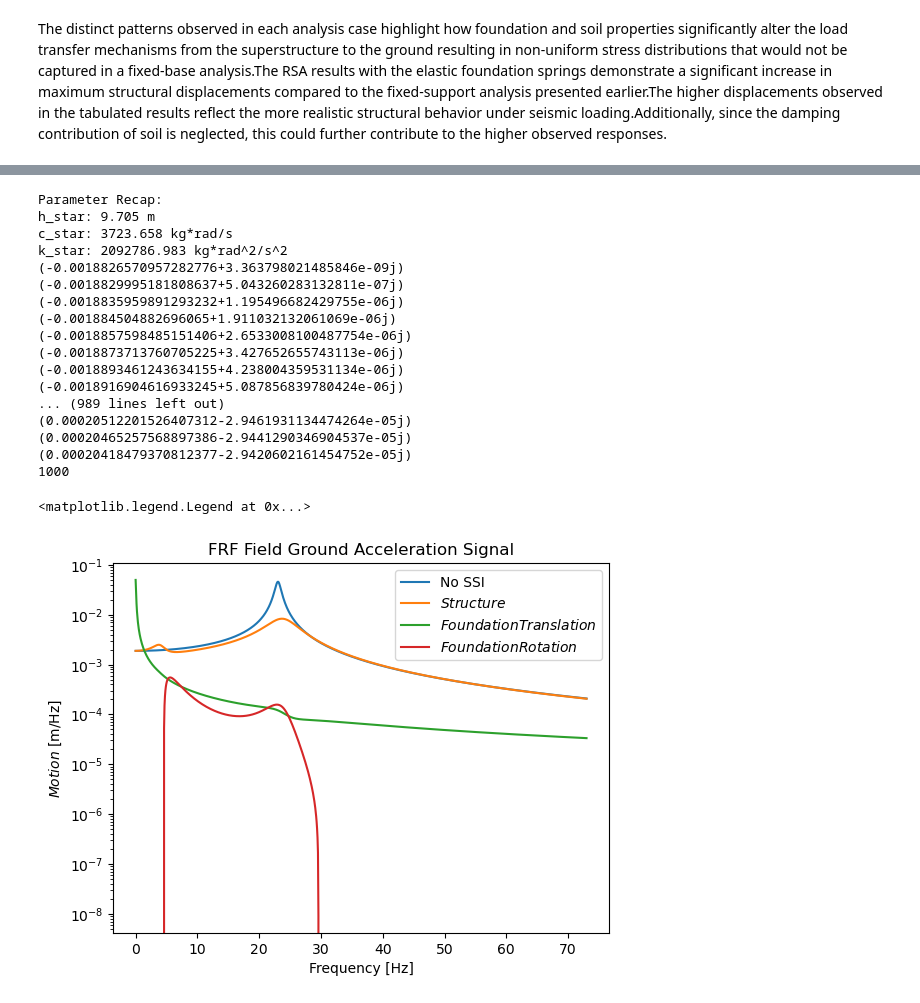
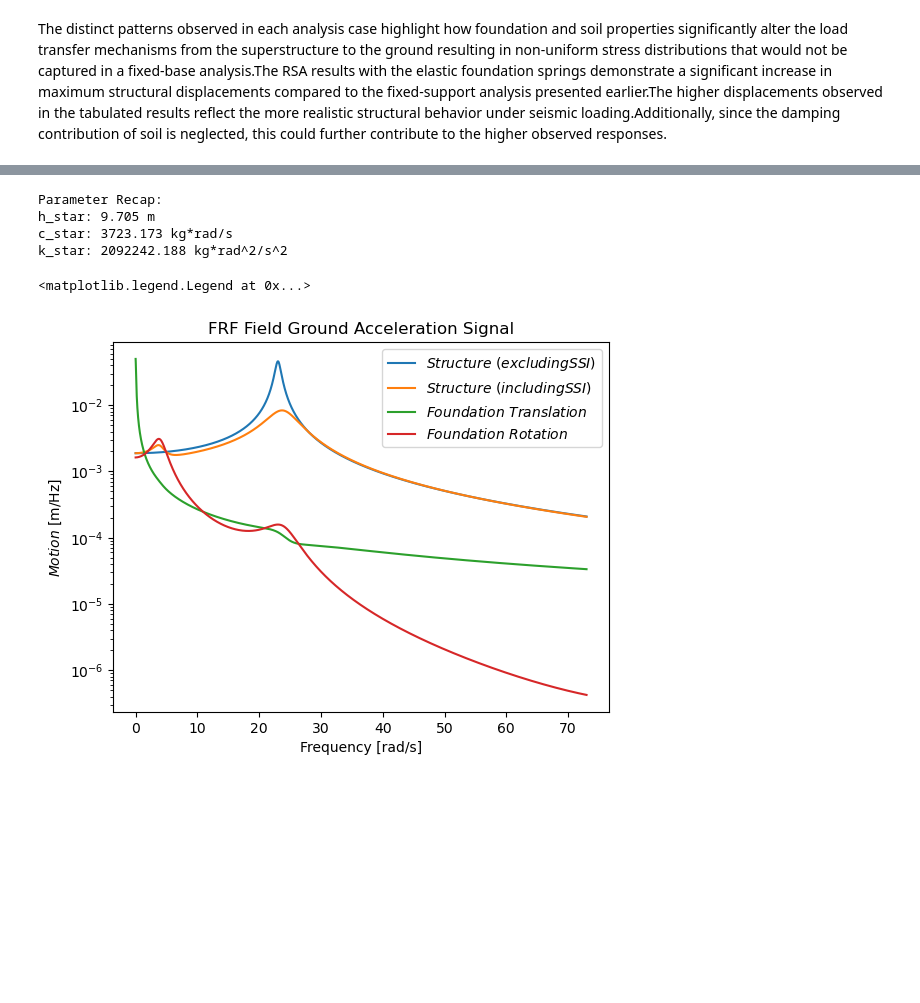
Before and after one commit to Lymone96/CIEM5220-Group2, a Jupyter notebook: 1_SRE/Part 2/Python for Project Work SRE_Part 2/Part B - Notebook (Answers 3-6).ipynb, the cells around one changed output, grey strips where cells are left out. Drawn from its saved outputs; the diff is of its cells as text; code cells hidden in the pictures; blank space fills up the shorter version.

```diff
--- a/1_SRE/Part 2/Python for Project Work SRE_Part 2/Part B - Notebook (Answers 3-6).ipynb
+++ b/1_SRE/Part 2/Python for Project Work SRE_Part 2/Part B - Notebook (Answers 3-6).ipynb
@@ -584,10 +582,11 @@ J_y = 371117       #[kg*m^2] effective rotational modal mass about the y-axis (m
 gamma_t = 2575.4   #[-] translational participation factor in the x direction
 gamma_ry = 24995.1 #[-] rotation participation factor about the y-axis
 zeta_star = 0.048  #[-] modal damping ratio (mode 2, arbitrarily assumed)
+omega_s = 23.044   #[rad/s] natural frequency of the SDoF model (mode 2)
 
 h_star = gamma_ry/gamma_t
-c_star = 2*zeta_star*m_modal*omega
-k_star = omega**2*M_x
+c_star = 2*zeta_star*m_modal*omega_s
+k_star = omega_s**2*M_x
 
 rho_f = 2400 #[kg/m^3] Density of concrete (arbitrarily chosen)
 m_f = rho_f*side_x*side_y*depth #[kg] Mass of foundation
@@ -599,7 +598,7 @@ print(f"c_star: {c_star:.3f} kg*rad/s")
 print(f"k_star: {k_star:.3f} kg*rad^2/s^2")
 
 omega_table_max = 2*v_s/B
-omega_domain = np.linspace(0.001, omega_table_max,1000) #Based on curves applicability (domain in tables)
+omega_domain = np.linspace(0.001, omega_table_max,10000) #Based on curves applicability (domain in tables)
 
 # Fitting of curves in tables
 ## Only c_ry
@@ -632,54 +631,41 @@ for counter,omega in enumerate(omega_domain):
     C_ry_tot = C_ry + 2*K_ry_dyn*beta/omega
 
     # Acceleration
     a_g_tilde = 1 #[(m/s^2)/Hz] Acceleration in the frequency domain (taken as unitary for FRF computation)
 
     K_tilde_system = np.zeros((3,3), dtype=complex)
     K_tilde_system[0, 0] = -omega**2*M_x + 1j*omega*c_star + k_star
-    K_tilde_system[1, 1] = K_x + 1j*omega*C_x_tot - omega**2*(M_x+m_f)
-    K_tilde_system[2, 2] = K_ry + 1j*omega*C_ry_tot - omega**2*(M_x*h_star**2+J_y+J_y_f)
+    K_tilde_system[1, 1] = K_x_dyn + 1j*omega*C_x_tot - omega**2*(M_x+m_f)
+    K_tilde_system[2, 2] = K_ry_dyn + 1j*omega*C_ry_tot - omega**2*(M_x*h_star**2+J_y+J_y_f)
     K_tilde_system[0, 1] = K_tilde_system[1, 0] = -omega**2*M_x
     K_tilde_system[0, 2] = K_tilde_system[2, 0] = -omega**2*M_x*h_star
     K_tilde_system[1, 2] = K_tilde_system[2, 1] = - omega**2*M_x*h_star
 
     F_tilde = np.array([-M_x*a_g_tilde, -(M_x+m_f)*a_g_tilde, -M_x*h_star*a_g_tilde])
 
     u_r_tilde_omega , ug_tilde_omega , u_thetag_tilde_omega  = np.linalg.solve(K_tilde_system, F_tilde)
-    print(u_r_tilde_omega)
     frf_ur_tilde.append(u_r_tilde_omega)
     frf_ug_tilde.append(ug_tilde_omega)
     frf_thetag_tilde.append(u_thetag_tilde_omega)
 
 
 # No-interaction SDOF response
 
 frf_ur_tilde_no_SSI = [-M_x*a_g_tilde/(-omega**2*M_x+1j*c_star*omega+k_star) for omega in omega_domain]
 
-plt.semilogy(omega_domain, np.abs(frf_ur_tilde_no_SSI), label="No SSI")
-plt.semilogy(omega_domain, np.abs(frf_ur_tilde), label="$Structure$")
-plt.semilogy(omega_domain, np.abs(frf_ug_tilde), label="$Foundation Translation$")
-plt.semilogy(omega_domain, frf_thetag_tilde, label="$Foundation Rotation$")
+plt.semilogy(omega_domain, np.abs(frf_ur_tilde_no_SSI), label=r"$Structure\ (excluding\ SSI)$")
+plt.semilogy(omega_domain, np.abs(frf_ur_tilde), label=r"$Structure\ (including\ SSI)$")
+plt.semilogy(omega_domain, np.abs(frf_ug_tilde), label=r"$Foundation\ Translation$")
+plt.semilogy(omega_domain, np.abs(frf_thetag_tilde), label=r"$Foundation\ Rotation$")
 plt.title("FRF Field Ground Acceleration Signal")
-plt.xlabel("Frequency [Hz]")
+plt.xlabel("Frequency [rad/s]")
 plt.ylabel(r"$Motion$ [m/Hz]")
+# plt.xlim(0, 10)
 plt.legend()
 # %% [output]
 Parameter Recap:
 h_star: 9.705 m
-c_star: 3723.658 kg*rad/s
-k_star: 2092786.983 kg*rad^2/s^2
-(-0.0018826570957282776+3.363798021485846e-09j)
-(-0.0018829995181808637+5.043260283132811e-07j)
-(-0.0018835959891293232+1.195496682429755e-06j)
-(-0.001884504882696065+1.911032132061069e-06j)
-(-0.0018857598485151406+2.6533008100487754e-06j)
-(-0.0018873713760705225+3.427652655743113e-06j)
-(-0.0018893461243634155+4.238004359531134e-06j)
-(-0.0018916904616933245+5.087856839780424e-06j)
-... (989 lines left out)
-(0.00020512201526407312-2.9461931134474264e-05j)
-(0.00020465257568897386-2.9441290346904537e-05j)
-(0.00020418479370812377-2.9420602161454752e-05j)
-1000
+c_star: 3723.173 kg*rad/s
+k_star: 2092242.188 kg*rad^2/s^2
 <matplotlib.legend.Legend at 0x...>
-[figure, old version]
+[figure, new version]
```
Also changed, not shown: parts of 3 cells of this notebook, 4 other files.
